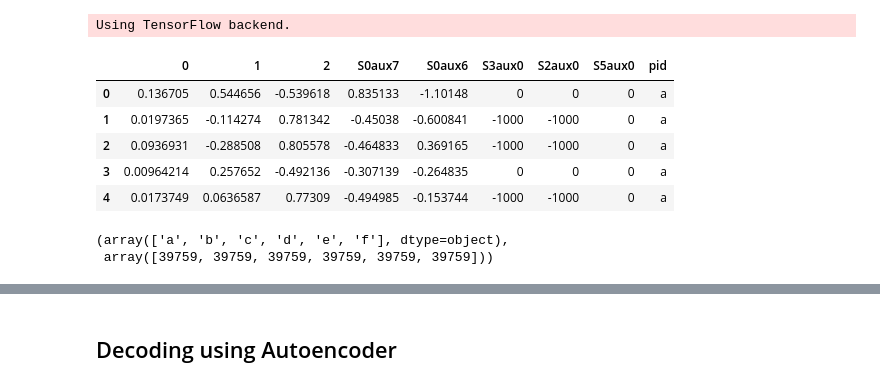
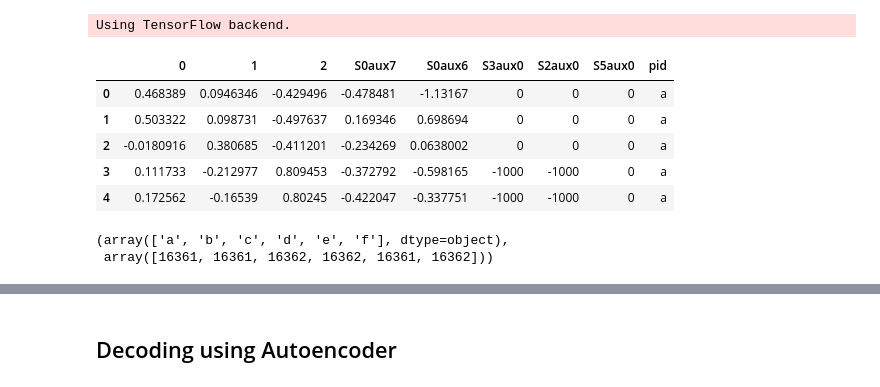
Before and after one commit to weissercn/LHCb_PID_Compression, a Jupyter notebook: exp_old/GAN_Kramer_apart_XGB-old.ipynb, the cells around one changed output, grey strips where cells are left out. Cells and saved outputs as stored; diff of their text form; code cells hidden in the pictures.

```diff
--- a/exp_old/GAN_Kramer_apart_XGB-old.ipynb
+++ b/exp_old/GAN_Kramer_apart_XGB-old.ipynb
@@ -46,26 +47,26 @@ LATENT_DIMENSIONS = 3
 TEST_SIZE = 0.3
 # %%
 GANS_NAME = 'GAN_Kramer_dim3_bs1e4_n80-150_old_pid'
-data_test_pid_a = np.array(pd.read_csv('./saved_dfs/{}{}.csv'.format(GANS_NAME, 'a')))
-data_test_pid_b = np.array(pd.read_csv('./saved_dfs/{}{}.csv'.format(GANS_NAME, 'b')))
-data_test_pid_c = np.array(pd.read_csv('./saved_dfs/{}{}.csv'.format(GANS_NAME, 'c')))
-data_test_pid_d = np.array(pd.read_csv('./saved_dfs/{}{}.csv'.format(GANS_NAME, 'd')))
-data_test_pid_e = np.array(pd.read_csv('./saved_dfs/{}{}.csv'.format(GANS_NAME, 'e')))
-data_test_pid_f = np.array(pd.read_csv('./saved_dfs/{}{}.csv'.format(GANS_NAME, 'f')))
+data_test_pid_a = np.array(pd.read_csv('./data/AE_GAN_TEST_{}{}.csv'.format(GANS_NAME, 'a')))
+data_test_pid_b = np.array(pd.read_csv('./data/AE_GAN_TEST_{}{}.csv'.format(GANS_NAME, 'b')))
+data_test_pid_c = np.array(pd.read_csv('./data/AE_GAN_TEST_{}{}.csv'.format(GANS_NAME, 'c')))
+data_test_pid_d = np.array(pd.read_csv('./data/AE_GAN_TEST_{}{}.csv'.format(GANS_NAME, 'd')))
+data_test_pid_e = np.array(pd.read_csv('./data/AE_GAN_TEST_{}{}.csv'.format(GANS_NAME, 'e')))
+data_test_pid_f = np.array(pd.read_csv('./data/AE_GAN_TEST_{}{}.csv'.format(GANS_NAME, 'f')))
 
 data_test = np.concatenate([data_test_pid_a, data_test_pid_b, data_test_pid_c, data_test_pid_d, data_test_pid_e, data_test_pid_f], axis=0)
 data_test = pd.DataFrame(data_test, columns=out_columns+in_columns+["pid"])
 data_test.head()
 # %% [output]
 |  | 0 | 1 | 2 | S0aux7 | S0aux6 | S3aux0 | S2aux0 | S5aux0 | pid |
-| 0 | 0.136705 | 0.544656 | -0.539618 | 0.835133 | -1.10148 | 0 | 0 | 0 | a |
-| 1 | 0.0197365 | -0.114274 | 0.781342 | -0.45038 | -0.600841 | -1000 | -1000 | 0 | a |
-| 2 | 0.0936931 | -0.288508 | 0.805578 | -0.464833 | 0.369165 | -1000 | -1000 | 0 | a |
-| 3 | 0.00964214 | 0.257652 | -0.492136 | -0.307139 | -0.264835 | 0 | 0 | 0 | a |
-| 4 | 0.0173749 | 0.0636587 | 0.77309 | -0.494985 | -0.153744 | -1000 | -1000 | 0 | a |
+| 0 | 0.468389 | 0.0946346 | -0.429496 | -0.478481 | -1.13167 | 0 | 0 | 0 | a |
+| 1 | 0.503322 | 0.098731 | -0.497637 | 0.169346 | 0.698694 | 0 | 0 | 0 | a |
+| 2 | -0.0180916 | 0.380685 | -0.411201 | -0.234269 | 0.0638002 | 0 | 0 | 0 | a |
+| 3 | 0.111733 | -0.212977 | 0.809453 | -0.372792 | -0.598165 | -1000 | -1000 | 0 | a |
+| 4 | 0.172562 | -0.16539 | 0.80245 | -0.422047 | -0.337751 | -1000 | -1000 | 0 | a |
 # %%
 np.unique(data_test["pid"], return_counts=True)
 # %% [output]
 (array(['a', 'b', 'c', 'd', 'e', 'f'], dtype=object),
- array([39759, 39759, 39759, 39759, 39759, 39759]))
+ array([16361, 16361, 16362, 16362, 16361, 16362]))
 # %%
```
Also changed, not shown: parts of 37 cells of this notebook, 23 other files.
